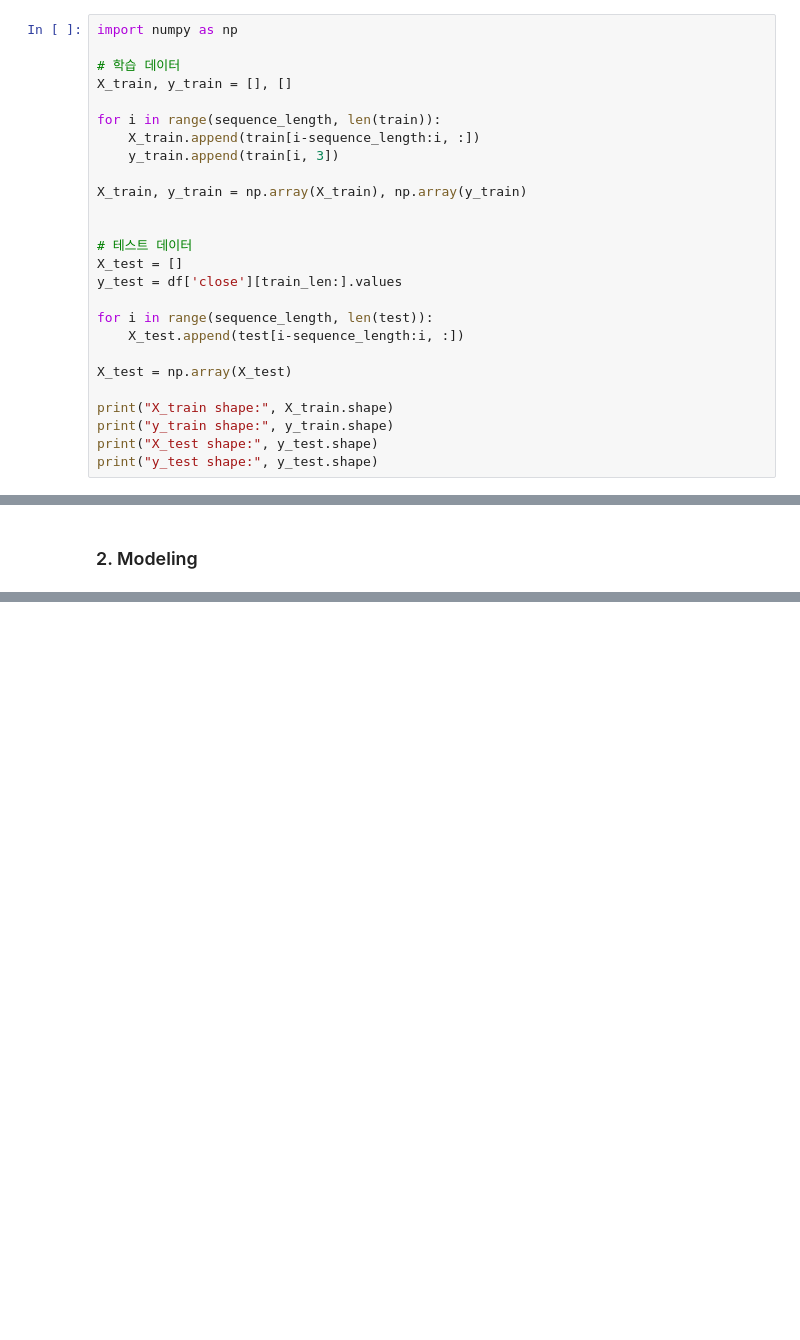
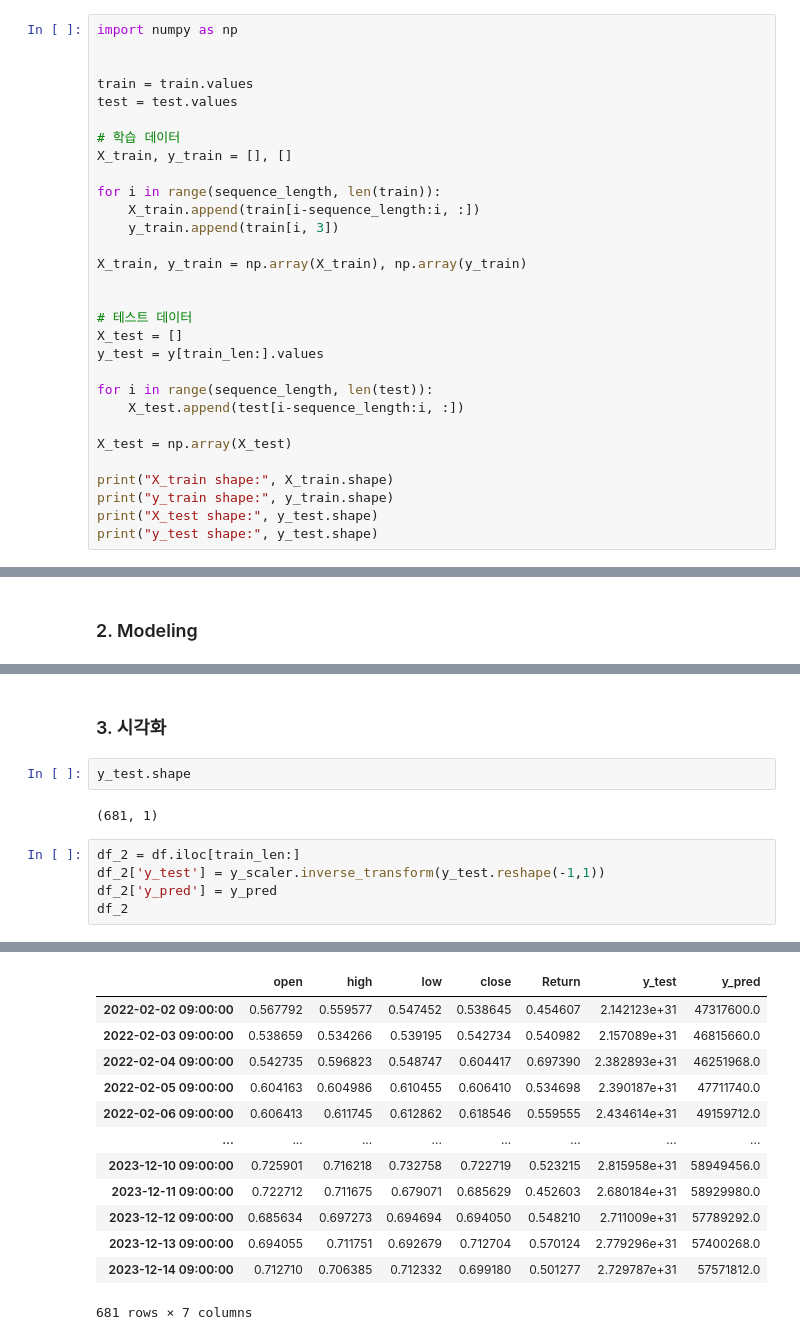
Before and after one commit to lagonee23/price-prediction-models, a Jupyter notebook: bitcoin_price_model.ipynb, the cells around one changed output, grey strips where cells are left out. Saved outputs shown, nothing was run; the diff lists cells and outputs as text; blank space fills up the shorter version.

```diff
--- a/bitcoin_price_model.ipynb
+++ b/bitcoin_price_model.ipynb
@@ -198,5 +173,9 @@ array([[0.00896094, 0.00927672, 0.00980046, 0.00902499, 0.52942638],
 # %%
 import numpy as np
+
+
+train = train.values
+test = test.values
 
 # 학습 데이터
 X_train, y_train = [], []
@@ -210,7 +189,7 @@ X_train, y_train = np.array(X_train), np.array(y_train)
 
 # 테스트 데이터
 X_test = []
-y_test = df['close'][train_len:].values
+y_test = y[train_len:].values
 
 for i in range(sequence_length, len(test)):
     X_test.append(test[i-sequence_length:i, :])
@@ -312,0 +281,12 @@ NameError: ignored
+# %% [markdown]
+### 3. 시각화
+# %%
+y_test.shape
+# %% [output]
+(681, 1)
+# %%
+df_2 = df.iloc[train_len:]
+df_2['y_test'] = y_scaler.inverse_transform(y_test.reshape(-1,1))
+df_2['y_pred'] = y_pred
+df_2
+# %% [output]
@@ -312,0 +303,13 @@ NameError: ignored
+|  | open | high | low | close | Return | y_test | y_pred |
+| 2022-02-02 09:00:00 | 0.567792 | 0.559577 | 0.547452 | 0.538645 | 0.454607 | 2.142123e+31 | 47317600.0 |
+| 2022-02-03 09:00:00 | 0.538659 | 0.534266 | 0.539195 | 0.542734 | 0.540982 | 2.157089e+31 | 46815660.0 |
+| 2022-02-04 09:00:00 | 0.542735 | 0.596823 | 0.548747 | 0.604417 | 0.697390 | 2.382893e+31 | 46251968.0 |
+| 2022-02-05 09:00:00 | 0.604163 | 0.604986 | 0.610455 | 0.606410 | 0.534698 | 2.390187e+31 | 47711740.0 |
+| 2022-02-06 09:00:00 | 0.606413 | 0.611745 | 0.612862 | 0.618546 | 0.559555 | 2.434614e+31 | 49159712.0 |
+| ... | ... | ... | ... | ... | ... | ... | ... |
+| 2023-12-10 09:00:00 | 0.725901 | 0.716218 | 0.732758 | 0.722719 | 0.523215 | 2.815958e+31 | 58949456.0 |
+| 2023-12-11 09:00:00 | 0.722712 | 0.711675 | 0.679071 | 0.685629 | 0.452603 | 2.680184e+31 | 58929980.0 |
+| 2023-12-12 09:00:00 | 0.685634 | 0.697273 | 0.694694 | 0.694050 | 0.548210 | 2.711009e+31 | 57789292.0 |
+| 2023-12-13 09:00:00 | 0.694055 | 0.711751 | 0.692679 | 0.712704 | 0.570124 | 2.779296e+31 | 57400268.0 |
+| 2023-12-14 09:00:00 | 0.712710 | 0.706385 | 0.712332 | 0.699180 | 0.501277 | 2.729787e+31 | 57571812.0 |
+681 rows × 7 columns
```
Also changed, not shown: parts of 28 cells of this notebook.
